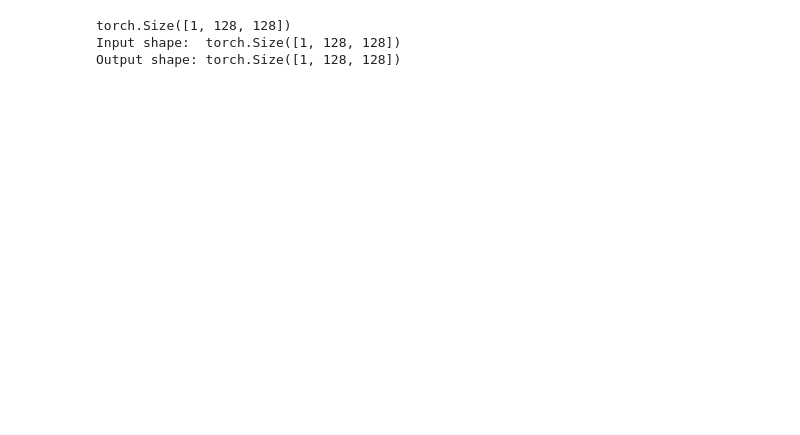
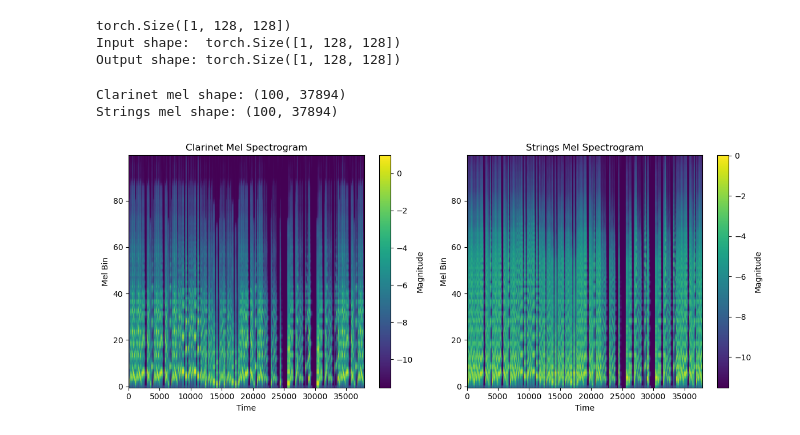
Before and after one commit to bowerirn/timbre_transfer, a Jupyter notebook: temp.ipynb, the cells around one changed output. Saved outputs shown, nothing was run; the diff lists cells and outputs as text; code cells hidden in the pictures; blank space fills up the shorter version.

```diff
--- a/temp.ipynb
+++ b/temp.ipynb
@@ -51,3 +51,41 @@ print("Output shape:", out.shape)
 torch.Size([1, 128, 128])
 Input shape:  torch.Size([1, 128, 128])
 Output shape: torch.Size([1, 128, 128])
+# %%
+import numpy as np
+import matplotlib.pyplot as plt
+
+# ---- paths to your npz files ----
+clar_path   = "data/mel_specs/001.clar.npz"
+string_path = "data/mel_specs/001.strings.npz"
+
+# ---- load mel specs ----
+clar_mel   = np.load(clar_path)["mel"]      # shape (n_mels, T)
+string_mel = np.load(string_path)["mel"]    # shape (n_mels, T)
+
+print("Clarinet mel shape:", clar_mel.shape)
+print("Strings mel shape:", string_mel.shape)
+
+# ---- plot ----
+plt.figure(figsize=(12, 5))
+
+plt.subplot(1, 2, 1)
+plt.imshow(clar_mel, aspect='auto', origin='lower')
+plt.title("Clarinet Mel Spectrogram")
+plt.xlabel("Time")
+plt.ylabel("Mel Bin")
+plt.colorbar(label="Magnitude")
+
+plt.subplot(1, 2, 2)
+plt.imshow(string_mel, aspect='auto', origin='lower')
+plt.title("Strings Mel Spectrogram")
+plt.xlabel("Time")
+plt.ylabel("Mel Bin")
+plt.colorbar(label="Magnitude")
+
+plt.tight_layout()
+plt.show()
+# %% [output]
+Clarinet mel shape: (100, 37894)
+Strings mel shape: (100, 37894)
+[figure, added]
```
Also changed, not shown: 51 other files.
